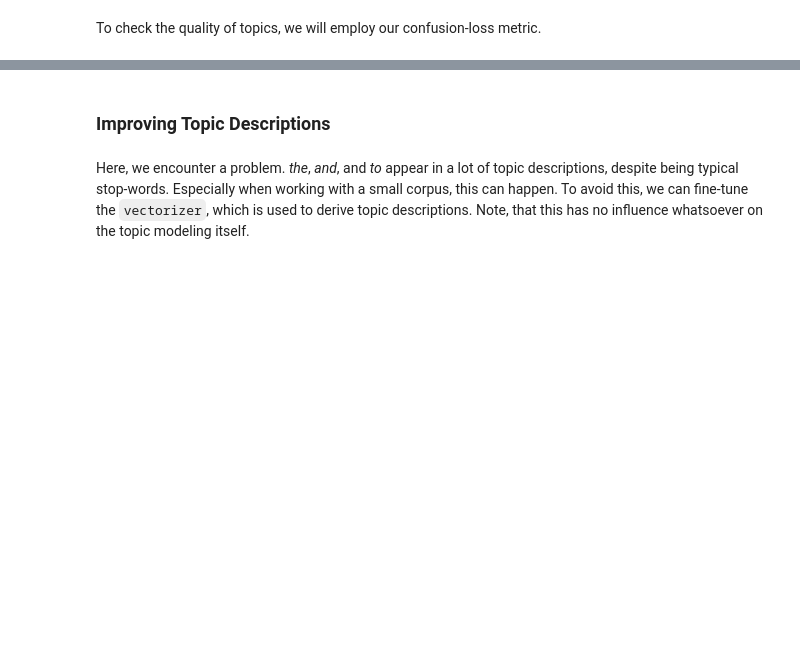
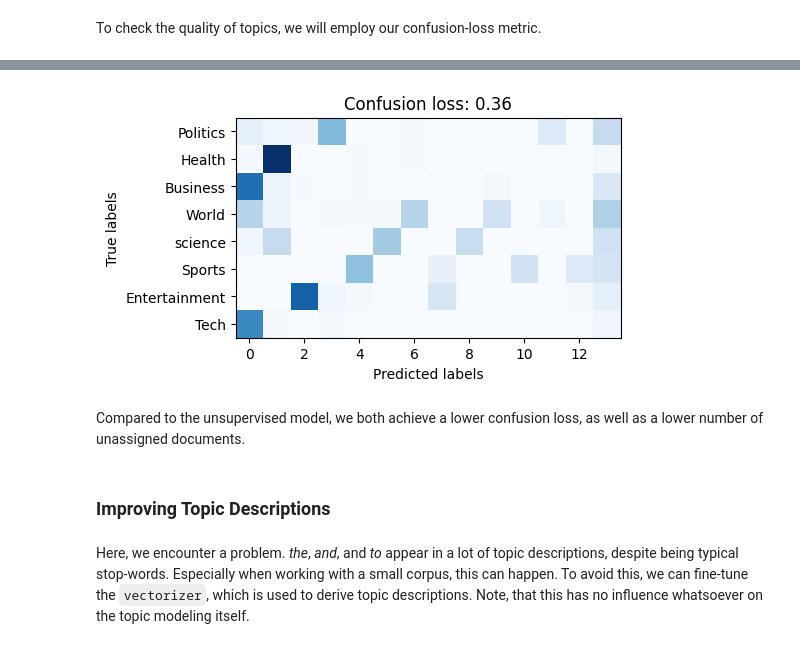
Before and after one commit to DanielMatter/topic-modeling, a Jupyter notebook: course/BERTopic-04-Advanced-Methods.ipynb, the cells around one changed output, grey strips where cells are left out. Cells and saved outputs as stored; diff of their text form; code cells hidden in the pictures; blank space fills up the shorter version.

```diff
--- a/course/BERTopic-04-Advanced-Methods.ipynb
+++ b/course/BERTopic-04-Advanced-Methods.ipynb
@@ -59,3 +50,9 @@ Confusion loss: 0.3725280530912319
+# %%
+plot_confusion_loss(labels, model.topics_)
+# %% [output]
+[figure, added]
+# %% [markdown]
+Compared to the unsupervised model, we both achieve a lower confusion loss, as well as a lower number of unassigned documents.
 # %%
 model.visualize_hierarchy()
 # %% [markdown]
```
Also changed, not shown: parts of 12 cells of this notebook, 5 other files.
